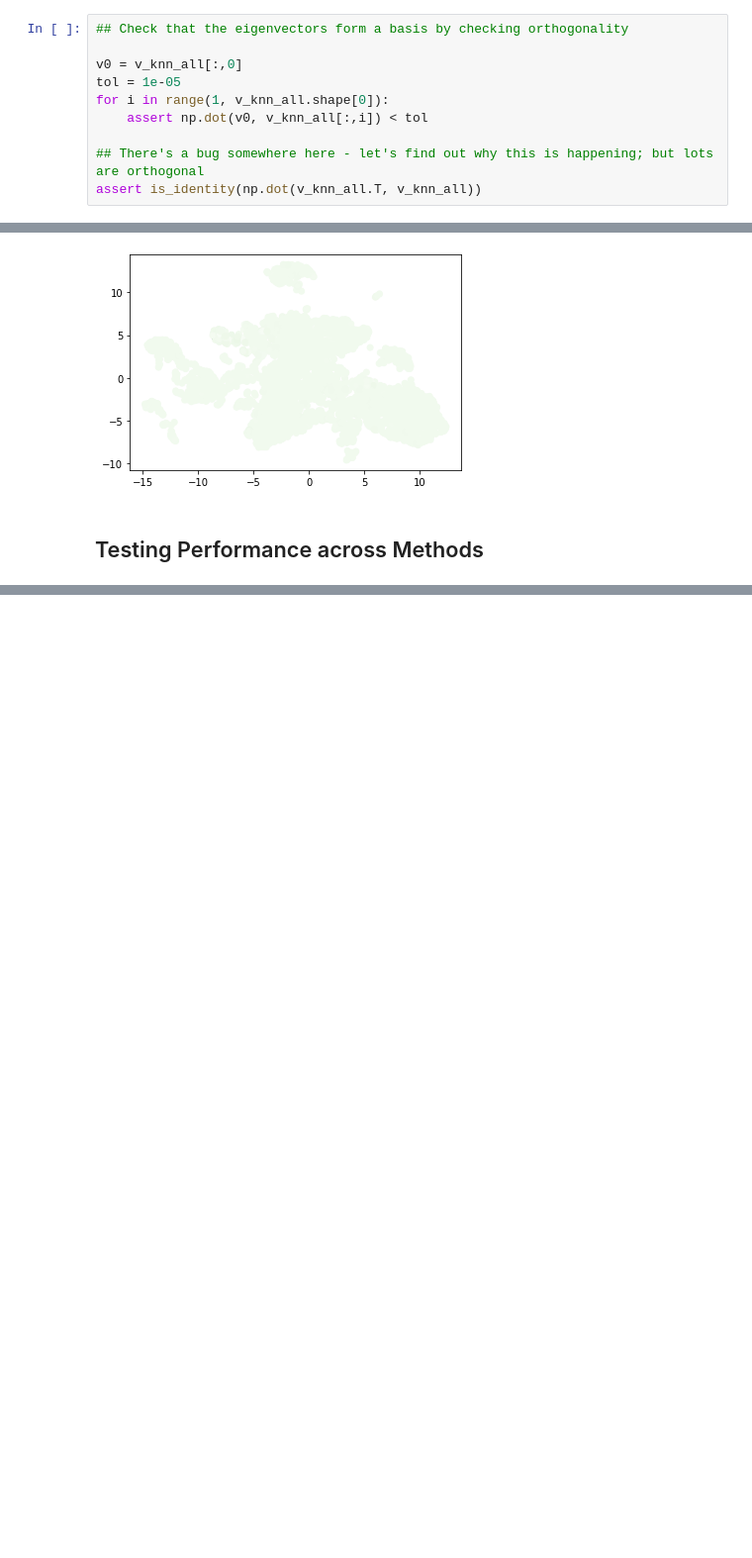
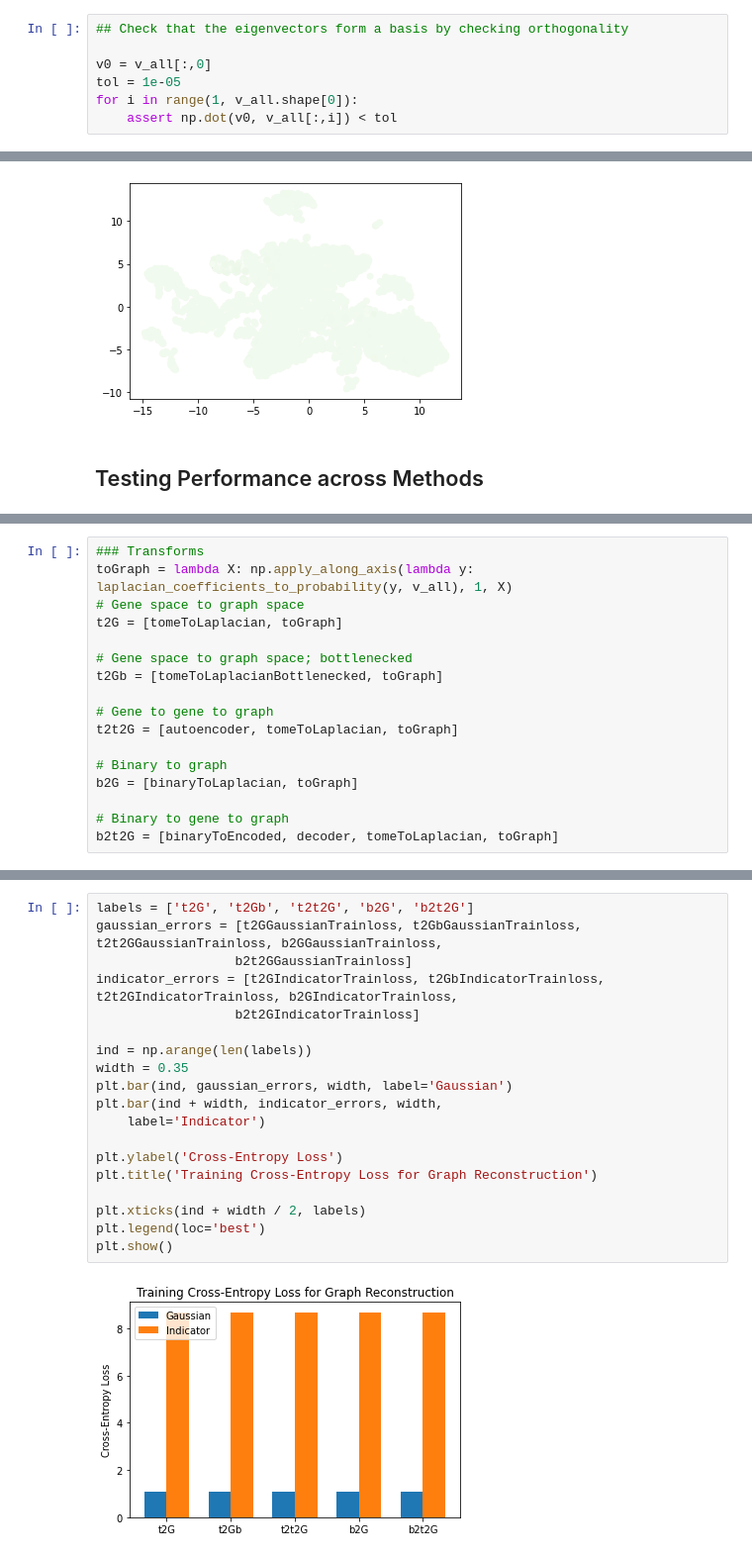
Before and after one commit to kushagrasharma/hormozlab, a Jupyter notebook: data exploration.ipynb, the cells around one changed output, grey strips where cells are left out. Shown at 99% size. Drawn from its saved outputs; the diff is of its cells as text; blank space fills up the shorter version.

```diff
--- a/data exploration.ipynb
+++ b/data exploration.ipynb
@@ -85,10 +89,7 @@ lambda_all, v_all = get_laplacian_eig_from_laplacian(laplacian_all)
 # %%
 ## Check that the eigenvectors form a basis by checking orthogonality
 
-v0 = v_knn_all[:,0]
+v0 = v_all[:,0]
 tol = 1e-05
-for i in range(1, v_knn_all.shape[0]):
-    assert np.dot(v0, v_knn_all[:,i]) < tol
-
-## There's a bug somewhere here - let's find out why this is happening; but lots are orthogonal
-assert is_identity(np.dot(v_knn_all.T, v_knn_all))
+for i in range(1, v_all.shape[0]):
+    assert np.dot(v0, v_all[:,i]) < tol
@@ -198,0 +180,17 @@ train_full[1,:].shape
+# %%
+### Transforms
+toGraph = lambda X: np.apply_along_axis(lambda y: laplacian_coefficients_to_probability(y, v_all), 1, X)
+# Gene space to graph space
+t2G = [tomeToLaplacian, toGraph]
+
+# Gene space to graph space; bottlenecked
+t2Gb = [tomeToLaplacianBottlenecked, toGraph]
+
+# Gene to gene to graph
+t2t2G = [autoencoder, tomeToLaplacian, toGraph]
+
+# Binary to graph
+b2G = [binaryToLaplacian, toGraph]
+
+# Binary to gene to graph
+b2t2G = [binaryToEncoded, decoder, tomeToLaplacian, toGraph]
@@ -198,0 +260,21 @@ train_full[1,:].shape
+# %%
+labels = ['t2G', 't2Gb', 't2t2G', 'b2G', 'b2t2G']
+gaussian_errors = [t2GGaussianTrainloss, t2GbGaussianTrainloss, t2t2GGaussianTrainloss, b2GGaussianTrainloss,
+                  b2t2GGaussianTrainloss]
+indicator_errors = [t2GIndicatorTrainloss, t2GbIndicatorTrainloss, t2t2GIndicatorTrainloss, b2GIndicatorTrainloss,
+                  b2t2GIndicatorTrainloss]
+
+ind = np.arange(len(labels))
+width = 0.35
+plt.bar(ind, gaussian_errors, width, label='Gaussian')
+plt.bar(ind + width, indicator_errors, width,
+    label='Indicator')
+
+plt.ylabel('Cross-Entropy Loss')
+plt.title('Training Cross-Entropy Loss for Graph Reconstruction')
+
+plt.xticks(ind + width / 2, labels)
+plt.legend(loc='best')
+plt.show()
+# %% [output]
+[figure, added]
```
Also changed, not shown: parts of 39 cells of this notebook, 6 other files.
